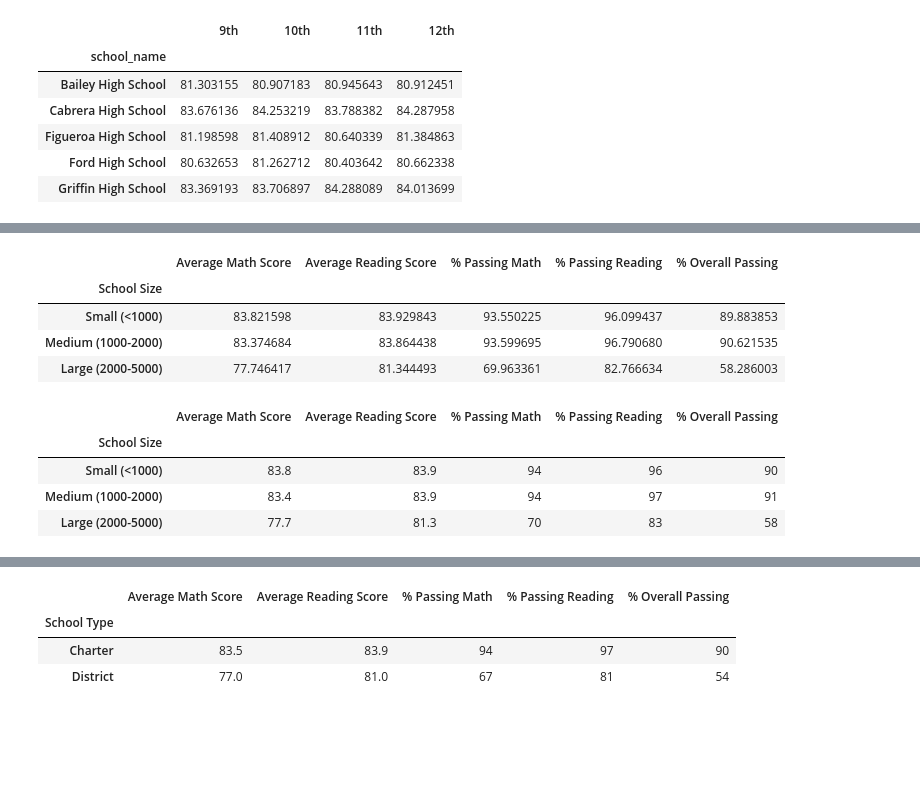
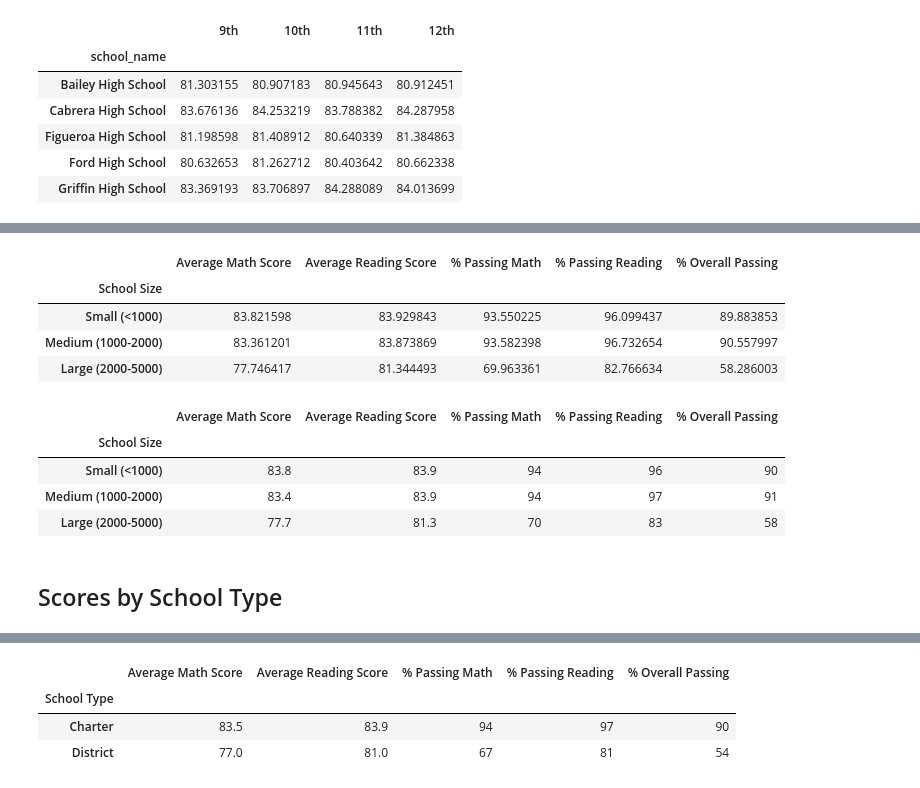
Before and after one commit to chkCreate/School_District_Analysis, a Jupyter notebook: PyCitySchools_Challenge.ipynb, the cells around one changed output, grey strips where cells are left out. Cells and saved outputs as stored; diff of their text form; code cells hidden in the pictures; blank space fills up the shorter version.

```diff
--- a/PyCitySchools.ipynb
+++ b/PyCitySchools_Challenge.ipynb
@@ -443,0 +283,13 @@ per_school_summary_df.head()
+# %%
+# Step 11. Calculate the overall passing percentage of 10th-12th grade from Thomas High School.
+ths_passing_math_reading = ths_passing_math_reading.count()["student_name"]
+ths_passing_overall_percentage = ths_passing_math_reading / ths_student_count * 100
+# %%
+# Step 12. Replace the passing math percent for Thomas High School in the per_school_summary_df.
+per_school_summary_df.loc["Thomas High School", "% Passing Math"] = ths_passing_math_percentage.mean()
+# %%
+# Step 13. Replace the passing reading percentage for Thomas High School in the per_school_summary_df.
+per_school_summary_df.loc["Thomas High School", "% Passing Reading"] = ths_passing_reading_percentage.mean()
+# %%
+# Step 14. Replace the overall passing percentage for Thomas High School in the per_school_summary_df.
+per_school_summary_df.loc["Thomas High School","% Overall Passing"] = ths_passing_overall_percentage.mean()
@@ -723,17 +562,17 @@ size_overall_passing = per_school_summary_df.groupby(["School Size"]).mean()["%
 # %%
 # Assemble into DataFrame.
 size_summary_df = pd.DataFrame({
           "Average Math Score" : size_math_scores,
           "Average Reading Score": size_reading_scores,
           "% Passing Math": size_passing_math,
           "% Passing Reading": size_passing_reading,
           "% Overall Passing": size_overall_passing})
 
-size_summary_df
+#size_summary_df
 # %% [output]
 |  | Average Math Score | Average Reading Score | % Passing Math | % Passing Reading | % Overall Passing |
 | School Size |  |  |  |  |  |
 | Small (<1000) | 83.821598 | 83.929843 | 93.550225 | 96.099437 | 89.883853 |
-| Medium (1000-2000) | 83.374684 | 83.864438 | 93.599695 | 96.790680 | 90.621535 |
+| Medium (1000-2000) | 83.361201 | 83.873869 | 93.582398 | 96.732654 | 90.557997 |
 | Large (2000-5000) | 77.746417 | 81.344493 | 69.963361 | 82.766634 | 58.286003 |
 # %%
@@ -755,6 +594,8 @@ size_summary_df
 | Small (<1000) | 83.8 | 83.9 | 94 | 96 | 90 |
 | Medium (1000-2000) | 83.4 | 83.9 | 94 | 97 | 91 |
 | Large (2000-5000) | 77.7 | 81.3 | 70 | 83 | 58 |
+# %% [markdown]
+## Scores by School Type
 # %%
 # Calculate averages for the desired columns.
 type_math_scores = per_school_summary_df.groupby(["School Type"]).mean()["Average Math Score"]
```
Also changed, not shown: parts of 94 cells of this notebook, 15 other files.
